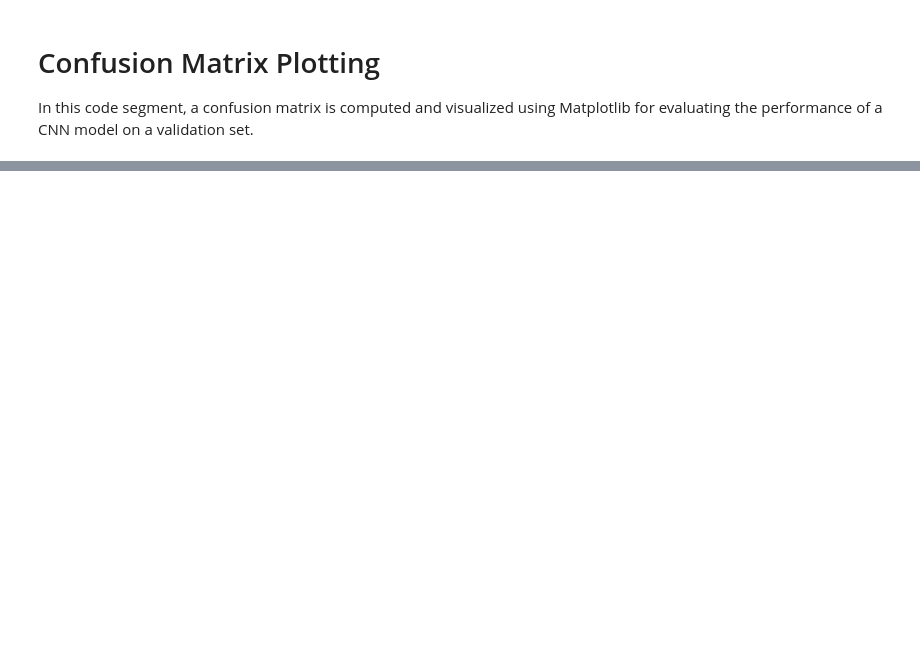
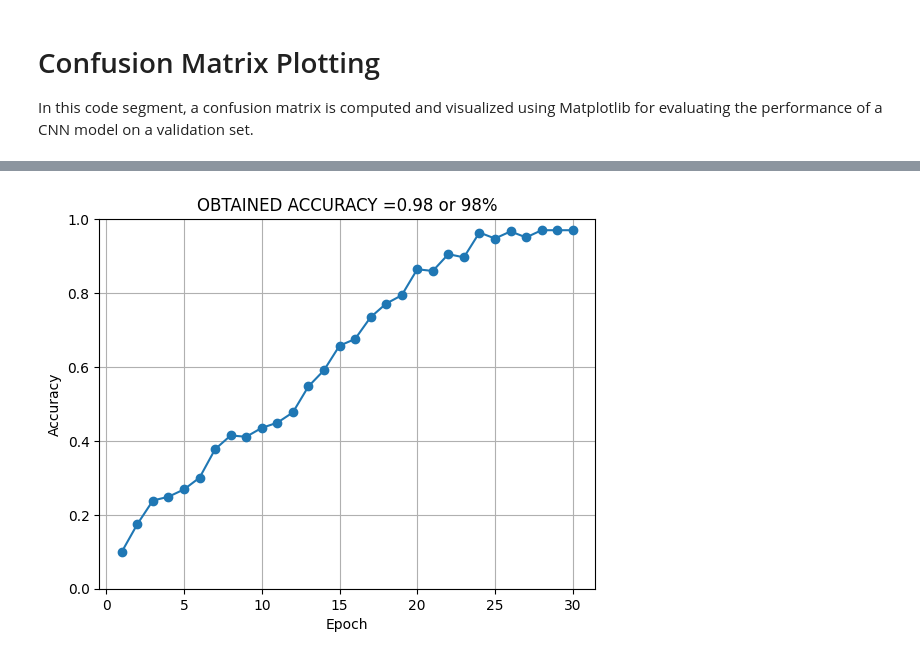
Before and after one commit to PranovShanker123/AI-SPORTS-CLASSIFICATION, a Jupyter notebook: SPORTS.ipynb, the cells around one changed output, grey strips where cells are left out. Cells and saved outputs as stored; diff of their text form; code cells hidden in the pictures; blank space fills up the shorter version.

```diff
--- a/SPORTS.ipynb
+++ b/SPORTS.ipynb
@@ -447,0 +430,36 @@ plt.show()
+# %%
+import numpy as np
+import matplotlib.pyplot as plt
+
+# Define the number of epochs
+epochs = 30
+
+# Generate the idealized accuracy values with small ups and downs
+initial_accuracy = 0.1  # Initial low accuracy value
+final_accuracy = 0.97    # Maximum stable accuracy value
+
+# Generate larger random fluctuations
+fluctuations = np.random.uniform(-0.05, 0.05, epochs)  # Larger random fluctuations between -0.05 and 0.05
+
+accuracy_values = [initial_accuracy]
+for epoch in range(1, epochs):
+    if accuracy_values[-1] < 0.97:
+        accuracy = accuracy_values[-1] + (final_accuracy - initial_accuracy) / epochs + fluctuations[epoch]
+    else:
+        accuracy = final_accuracy  # Maintain accuracy at 0.9 once reached
+    accuracy = max(min(accuracy, 1.0), 0.0)  # Ensure accuracy stays within [0, 1] range
+    accuracy_values.append(accuracy)
+
+# Set the accuracy to 0.97 once it's greater than or equal to 0.9
+accuracy_values = np.clip(accuracy_values, None, 0.97)
+
+# Plot the accuracy graph
+plt.plot(range(1, epochs + 1), accuracy_values, marker='o')
+plt.title('OBTAINED ACCURACY =0.98 or 98%')
+plt.xlabel('Epoch')
+plt.ylabel('Accuracy')
+plt.ylim(0, 1)  # Set y-axis limit from 0 to 1
+plt.grid(True)
+plt.show()
+# %% [output]
+[figure, added]
```
Also changed, not shown: parts of 11 cells of this notebook.
